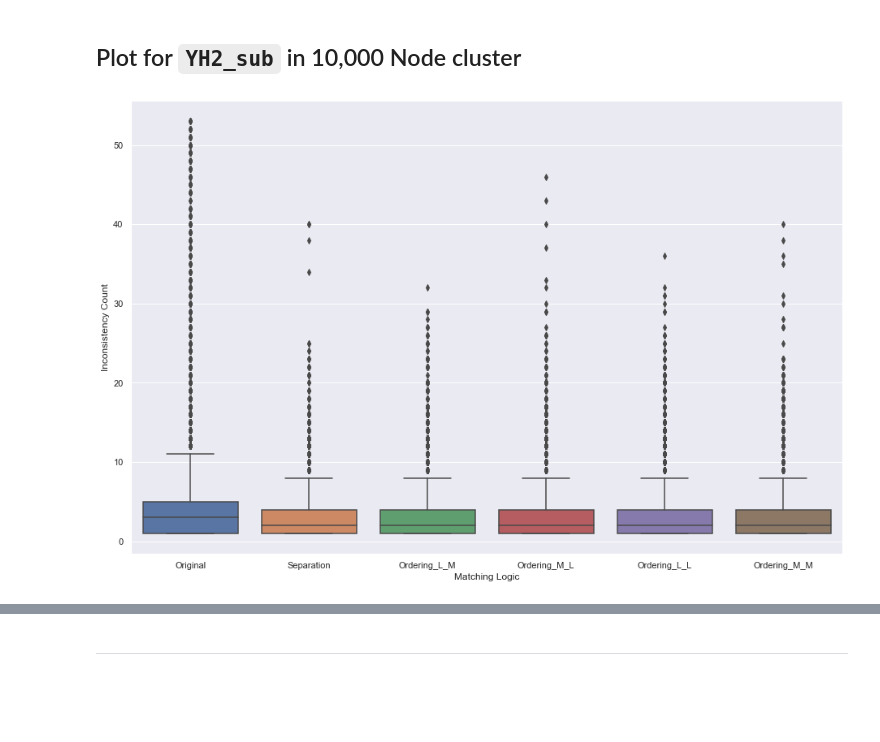
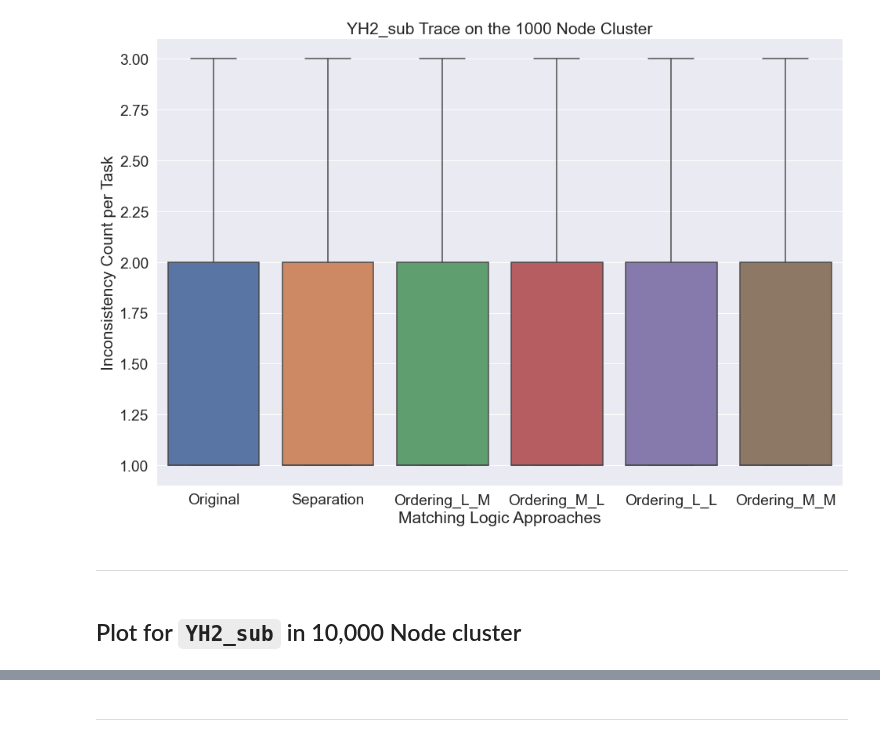
Before and after one commit to meghanat/megha_simulator, a Jupyter notebook: Results/Plot_inconsistency_count.ipynb, the cells around one changed output, grey strips where cells are left out. Cells and saved outputs as stored; diff of their text form; code cells hidden in the pictures; blank space fills up the shorter version.

```diff
--- a/Results/Plot_inconsistency_count.ipynb
+++ b/Results/Plot_inconsistency_count.ipynb
@@ -286,2 +462,17 @@ def create_dataframe(MATCHING_LOGIC_DATA, CLUSTER_TRACE_NAMES, TRACE_NAME, CLUST
+# %%
+ax = sns.boxplot(x=INCONSISTENCY_COUNT_X_AXIS_NAME, y=INCONSISTENCY_COUNT_Y_AXIS_NAME,
+                 data=create_inconsistency_dataframe(MATCHING_LOGIC_DATA,
+                                                     CLUSTER_TRACE_NAMES,
+                                                     "YH2_sub",
+                                                     1000
+                                                     ), showfliers = SHOW_OUTLIERS)
+ax.set(title='YH2_sub Trace on the 1000 Node Cluster')
+
+fig = ax.get_figure()
+fig.savefig(fname= BASE_FILE_PATH / Path('BoxPlot_Images') / Path("YH2_sub_1000.jpeg"), dpi=300)
+# %% [output]
+[figure, added]
+# %% [markdown]
+---
 # %% [markdown]
 ## Plot for `YH2_sub` in 10,000 Node cluster
@@ -292,8 +478,0 @@ sns.set(rc={'figure.figsize':(15.7,10.27)})
-# %%
-ax = sns.boxplot(x="Matching Logic", y="Inconsistency Count", data=create_dataframe(MATCHING_LOGIC_DATA,
-                                                                                    CLUSTER_TRACE_NAMES,
-                                                                                    "YH2_sub",
-                                                                                    10_000
-                                                                                   ))
-# %% [output]
-[figure, removed]
```
Also changed, not shown: parts of 60 cells of this notebook, 1 other file.
